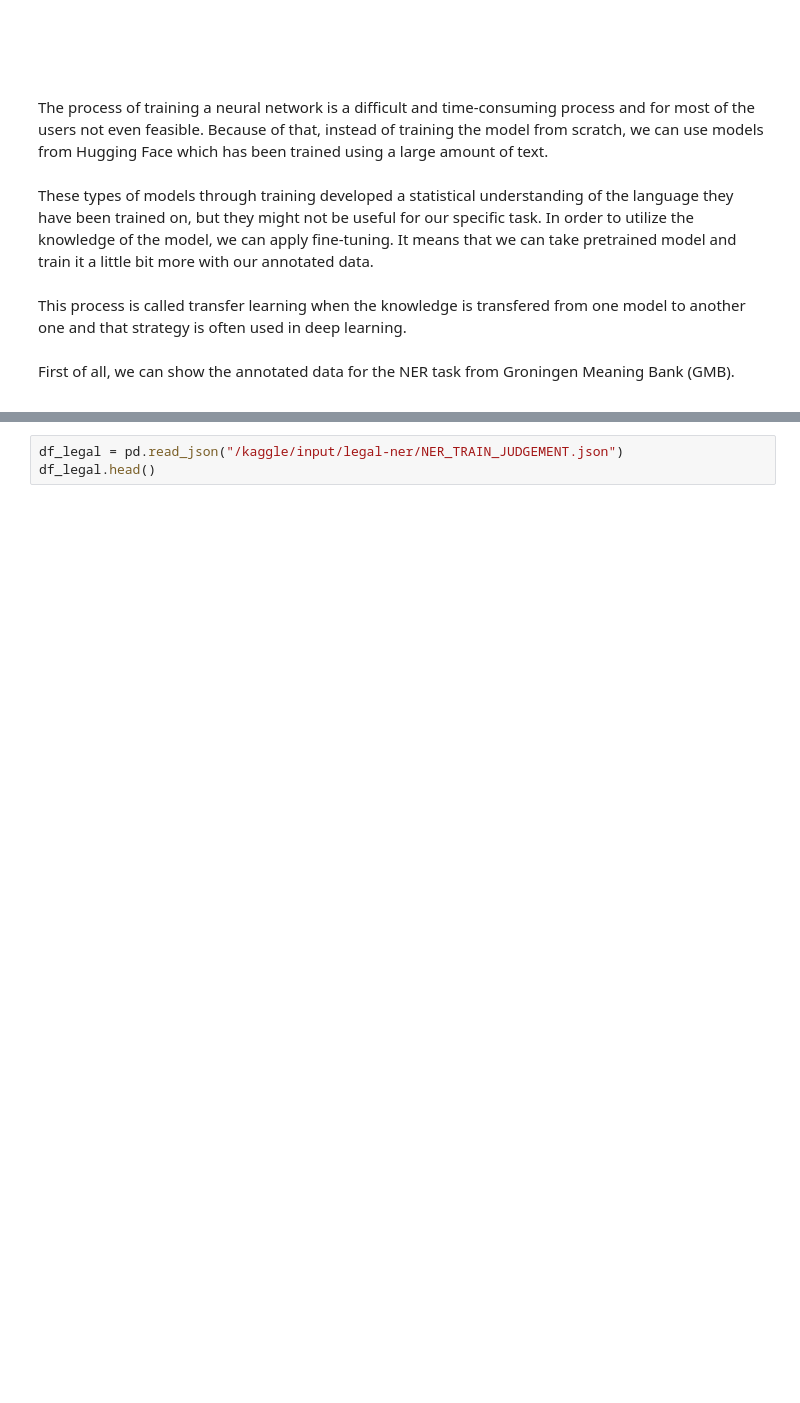
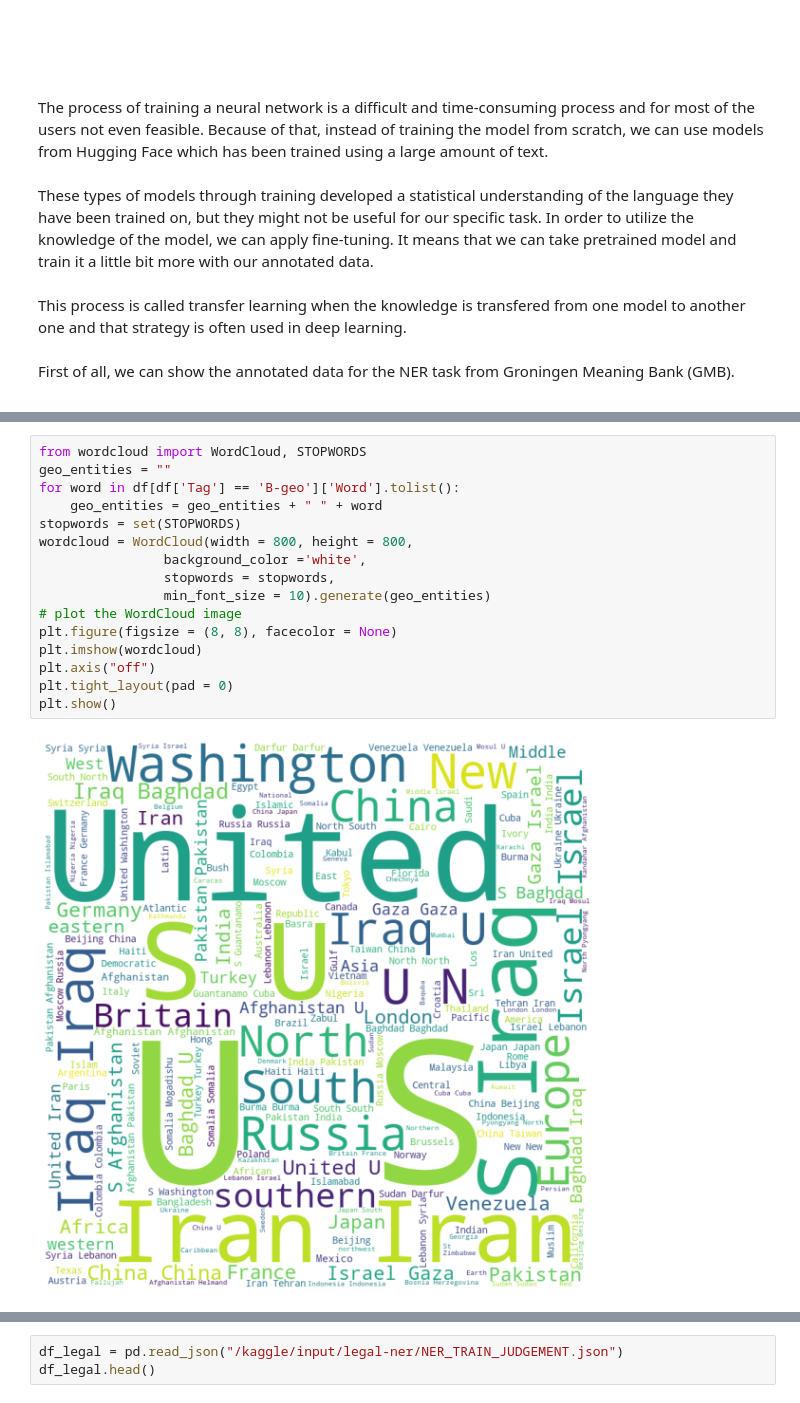
Before and after one commit to nikhilmsreedhar/CAP-6640-Projects, a Jupyter notebook: project-3/named-entity-recognition.ipynb, the cells around one changed output, grey strips where cells are left out. Drawn from its saved outputs; the diff is of its cells as text; blank space fills up the shorter version.

Commit message:
P3 - wordclouds added

```diff
--- a/project-3/named-entity-recognition.ipynb
+++ b/project-3/named-entity-recognition.ipynb
@@ -196,3 +196,21 @@ df_gr.head()
 | Sentence: 100 | [Helicopter, gunships, Saturday, ... | [NN, NNS, NNP, VBD, JJ, NNS, IN, ... | [O, O, B-tim, O, O, O, O, O, B-ge... |
 | Sentence: 1000 | [They, left, after, a, tense, hou... | [PRP, VBD, IN, DT, NN, JJ, NN, IN... | [O, O, O, O, O, O, O, O, O, O, O] |
 | Sentence: 10000 | [U.N., relief, coordinator, Jan, ... | [NNP, NN, NN, NNP, NNP, VBD, NNP,... | [B-geo, O, O, B-per, I-per, O, B-... |
+# %%
+from wordcloud import WordCloud, STOPWORDS
+geo_entities = ""
+for word in df[df['Tag'] == 'B-geo']['Word'].tolist():
+    geo_entities = geo_entities + " " + word
+stopwords = set(STOPWORDS)
+wordcloud = WordCloud(width = 800, height = 800,
+                background_color ='white',
+                stopwords = stopwords,
+                min_font_size = 10).generate(geo_entities)
+# plot the WordCloud image
+plt.figure(figsize = (8, 8), facecolor = None)
+plt.imshow(wordcloud)
+plt.axis("off")
+plt.tight_layout(pad = 0)
+plt.show()
+# %% [output]
+[figure, added]
```
Also changed, not shown: parts of 3 cells of this notebook.
